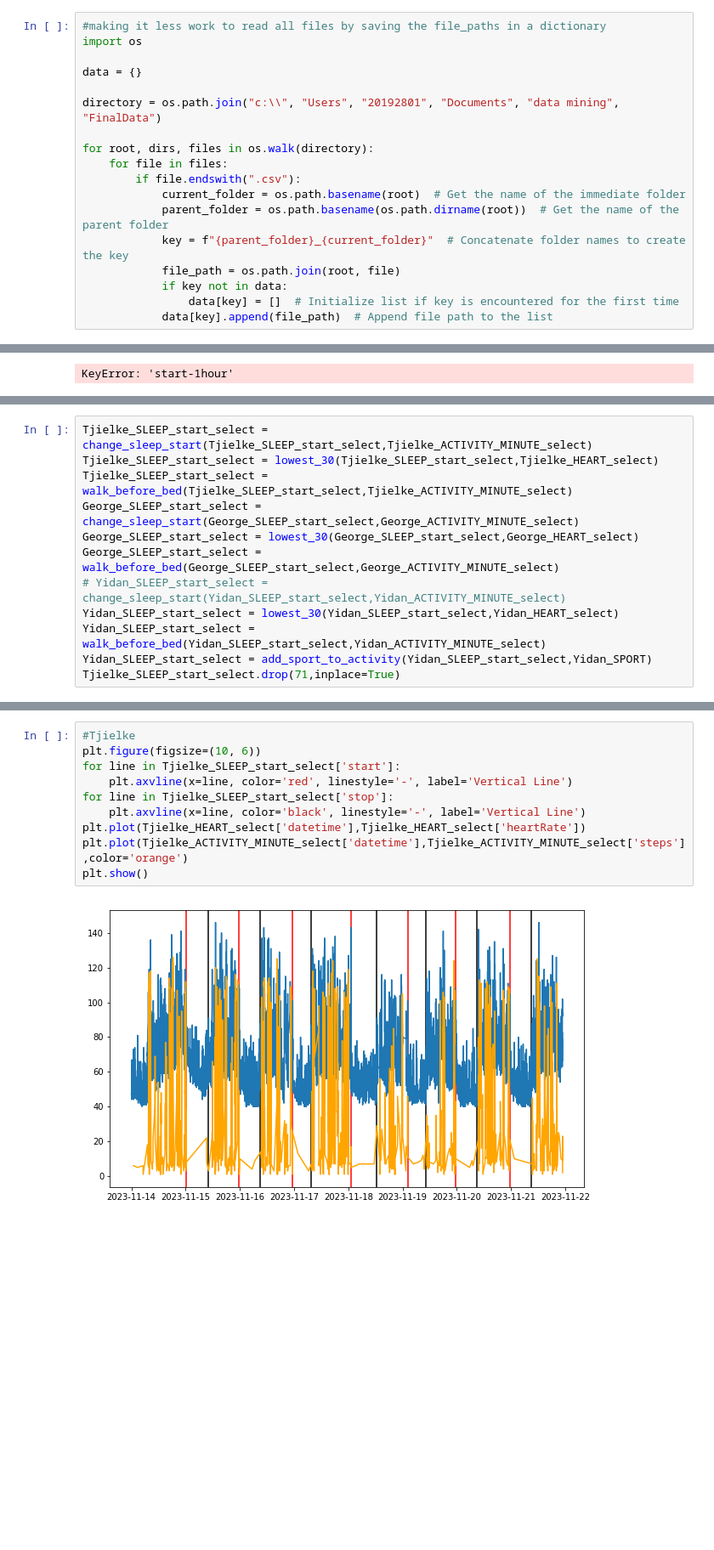
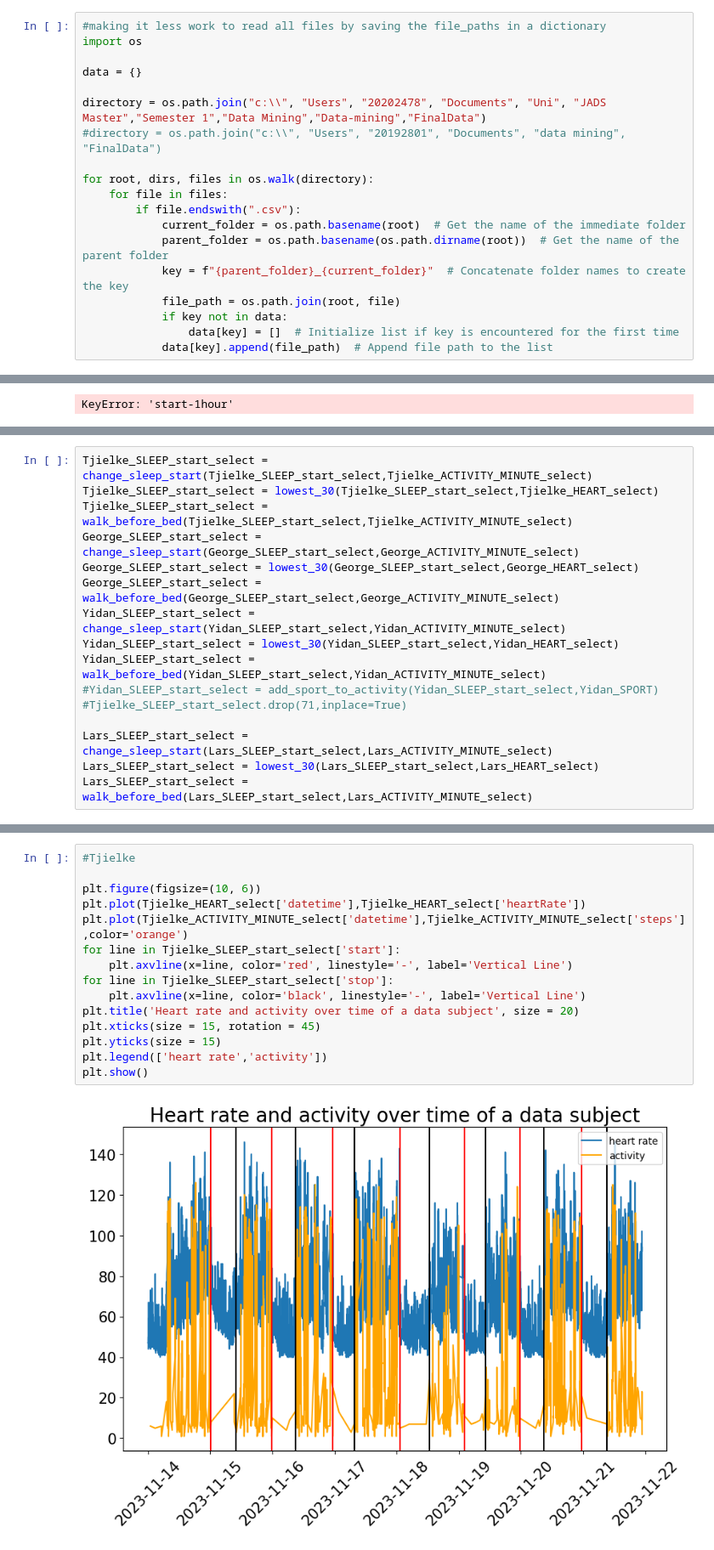
Before and after one commit to Tjielke/Data-mining, a Jupyter notebook: Project_walk.ipynb, the cells around one changed output, grey strips where cells are left out. Shown at 85% size. Saved outputs shown, nothing was run; the diff lists cells and outputs as text; blank space fills up the shorter version.

```diff
--- a/Project_walk.ipynb
+++ b/Project_walk.ipynb
@@ -10,7 +10,8 @@ import os
 
 data = {}
 
-directory = os.path.join("c:\\", "Users", "20192801", "Documents", "data mining", "FinalData")
+directory = os.path.join("c:\\", "Users", "20202478", "Documents", "Uni", "JADS Master","Semester 1","Data Mining","Data-mining","FinalData")
+#directory = os.path.join("c:\\", "Users", "20192801", "Documents", "data mining", "FinalData")
 
 for root, dirs, files in os.walk(directory):
     for file in files:
@@ -190,11 +252,15 @@ Tjielke_SLEEP_start_select = walk_before_bed(Tjielke_SLEEP_start_select,Tjielke_
 George_SLEEP_start_select = change_sleep_start(George_SLEEP_start_select,George_ACTIVITY_MINUTE_select)
 George_SLEEP_start_select = lowest_30(George_SLEEP_start_select,George_HEART_select)
 George_SLEEP_start_select = walk_before_bed(George_SLEEP_start_select,George_ACTIVITY_MINUTE_select)
-# Yidan_SLEEP_start_select = change_sleep_start(Yidan_SLEEP_start_select,Yidan_ACTIVITY_MINUTE_select)
+Yidan_SLEEP_start_select = change_sleep_start(Yidan_SLEEP_start_select,Yidan_ACTIVITY_MINUTE_select)
 Yidan_SLEEP_start_select = lowest_30(Yidan_SLEEP_start_select,Yidan_HEART_select)
 Yidan_SLEEP_start_select = walk_before_bed(Yidan_SLEEP_start_select,Yidan_ACTIVITY_MINUTE_select)
-Yidan_SLEEP_start_select = add_sport_to_activity(Yidan_SLEEP_start_select,Yidan_SPORT)
-Tjielke_SLEEP_start_select.drop(71,inplace=True)
+#Yidan_SLEEP_start_select = add_sport_to_activity(Yidan_SLEEP_start_select,Yidan_SPORT)
+#Tjielke_SLEEP_start_select.drop(71,inplace=True)
+
+Lars_SLEEP_start_select = change_sleep_start(Lars_SLEEP_start_select,Lars_ACTIVITY_MINUTE_select)
+Lars_SLEEP_start_select = lowest_30(Lars_SLEEP_start_select,Lars_HEART_select)
+Lars_SLEEP_start_select = walk_before_bed(Lars_SLEEP_start_select,Lars_ACTIVITY_MINUTE_select)
 # %% [output]
 A value is trying to be set on a copy of a slice from a DataFrame
 
@@ -264,15 +324,20 @@ plt.show()
 # %%
 #Tjielke
+
 plt.figure(figsize=(10, 6))
+plt.plot(Tjielke_HEART_select['datetime'],Tjielke_HEART_select['heartRate'])
+plt.plot(Tjielke_ACTIVITY_MINUTE_select['datetime'],Tjielke_ACTIVITY_MINUTE_select['steps'],color='orange')
 for line in Tjielke_SLEEP_start_select['start']:
     plt.axvline(x=line, color='red', linestyle='-', label='Vertical Line')
 for line in Tjielke_SLEEP_start_select['stop']:
     plt.axvline(x=line, color='black', linestyle='-', label='Vertical Line')
-plt.plot(Tjielke_HEART_select['datetime'],Tjielke_HEART_select['heartRate'])
-plt.plot(Tjielke_ACTIVITY_MINUTE_select['datetime'],Tjielke_ACTIVITY_MINUTE_select['steps'],color='orange')
+plt.title('Heart rate and activity over time of a data subject', size = 20)
+plt.xticks(size = 15, rotation = 45)
+plt.yticks(size = 15)
+plt.legend(['heart rate','activity'])
 plt.show()
 # %% [output]
-[figure, old version]
+[figure, new version]
 # %%
 #George
 plt.figure(figsize=(10, 6))
```
Also changed, not shown: parts of 23 cells of this notebook, 43 other files.
